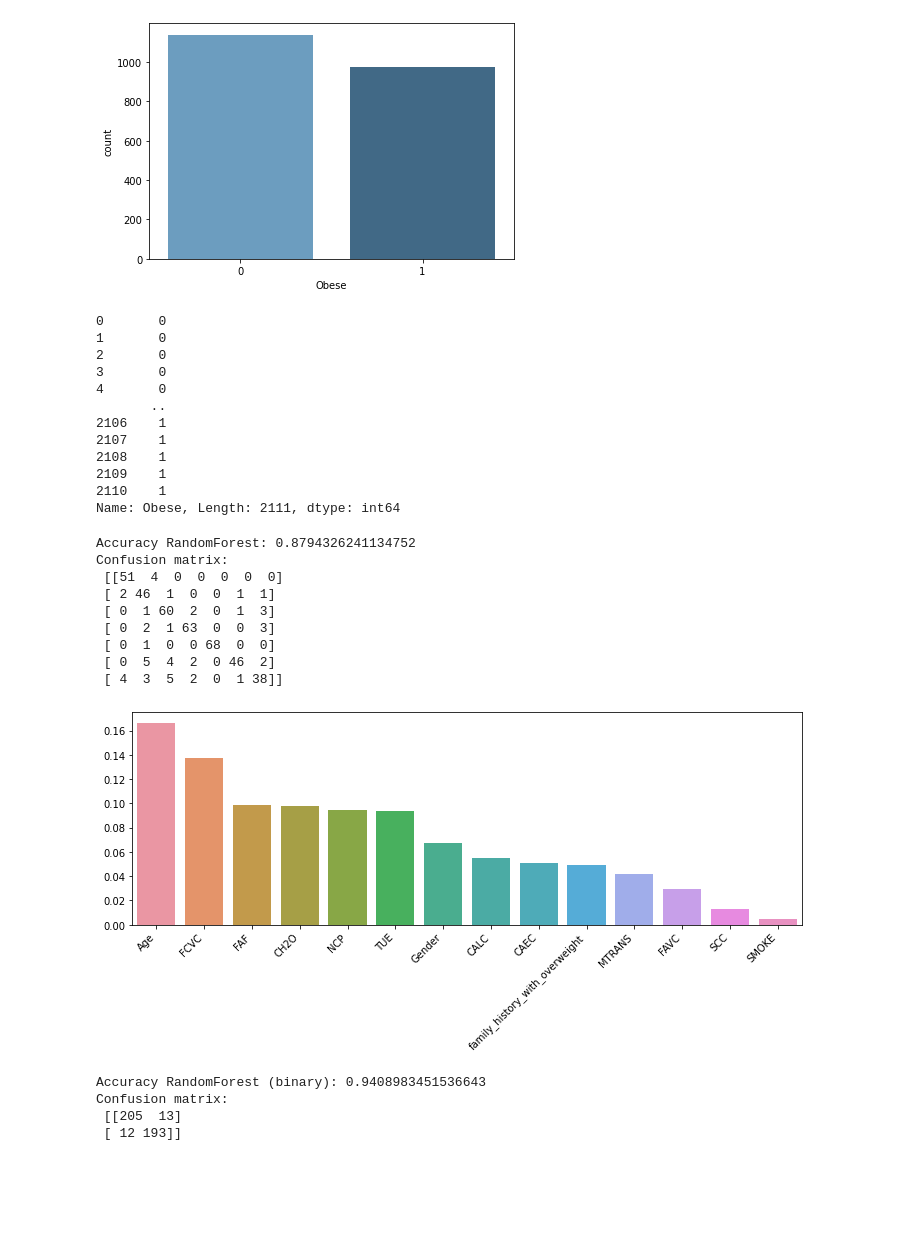
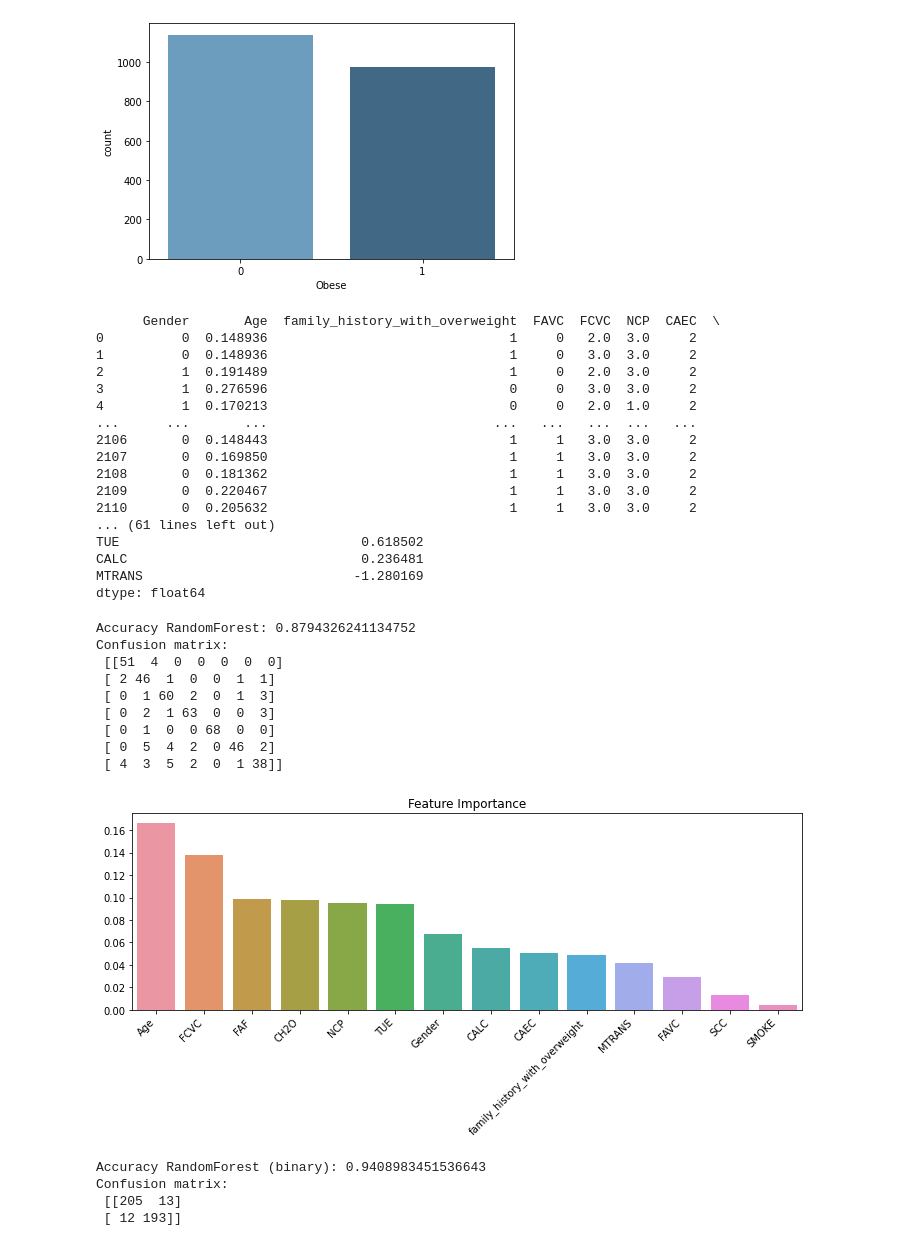
Before and after one commit to nesicvladimir/ml, a Jupyter notebook: obesityML.ipynb, the cells around one changed output. Cells and saved outputs as stored; diff of their text form; code cells hidden in the pictures; blank space fills up the shorter version.

```diff
--- a/obesityML.ipynb
+++ b/obesityML.ipynb
@@ -50,7 +68,6 @@ dataset["CAEC"] = le.fit_transform(dataset["CAEC"])
 dataset["CALC"] = le.fit_transform(dataset["CALC"])
 dataset["MTRANS"] = le.fit_transform(dataset["MTRANS"])
 
-
 minVal = min(dataset["Age"]);
 maxVal = max(dataset["Age"]);
 
@@ -59,82 +76,64 @@ dataset["Age"] = (dataset["Age"] - minVal) / ( maxVal - minVal )
 target = dataset['NObeyesdad']
 target_bin = dataset['Obese']
 
-print(target_bin)
-
 dataset = dataset.drop(['Height', 'Weight', 'NObeyesdad','Obese'], axis = 1)
 X_train, X_test, y_train, y_test = train_test_split(dataset,target, test_size=0.2,random_state=104)# 80% training and 20% test
 X_train_bin, X_test_bin, y_train_bin, y_test_bin = train_test_split(dataset,target_bin, test_size=0.2,random_state=104)# 80% training and 20% test
 
-# print(dataset)
-# print(dataset.mean())
-# print(dataset.std())
-# print(dataset.mode())
-# print(dataset.skew())
+print(dataset)
+print(dataset.mean())
+print(dataset.std())
+print(dataset.mode())
+print(dataset.skew())
 # %% [output]
 [figure]
-0       0
-1       0
-2       0
-3       0
-4       0
-       ..
-2106    1
-2107    1
-2108    1
-2109    1
-2110    1
-Name: Obese, Length: 2111, dtype: int64
+      Gender       Age  family_history_with_overweight  FAVC  FCVC  NCP  CAEC  \
+0          0  0.148936                               1     0   2.0  3.0     2
+1          0  0.148936                               1     0   3.0  3.0     2
+2          1  0.191489                               1     0   2.0  3.0     2
+3          1  0.276596                               0     0   3.0  3.0     2
+4          1  0.170213                               0     0   2.0  1.0     2
+...      ...       ...                             ...   ...   ...  ...   ...
+2106       0  0.148443                               1     1   3.0  3.0     2
+2107       0  0.169850                               1     1   3.0  3.0     2
+2108       0  0.181362                               1     1   3.0  3.0     2
+2109       0  0.220467                               1     1   3.0  3.0     2
+2110       0  0.205632                               1     1   3.0  3.0     2
+... (61 lines left out)
+TUE                               0.618502
+CALC                              0.236481
+MTRANS                           -1.280169
+dtype: float64
 # %%
 rf.fit(X_train, y_train)
 
 y_pred = rf.predict(X_test)
 
 print("Accuracy RandomForest:",accuracy_score(y_test, y_pred))
 print("Confusion matrix:\n", confusion_matrix(y_test, y_pred))
 
 feature_imp = pd.Series(rf.feature_importances_, index=dataset.columns).sort_values(ascending=False)
 fig = plt.figure(figsize=(10, 5))
 
 # Creating a bar plot
 sns.barplot(x=feature_imp.index, y=feature_imp)
 
 # Add labels to your graph
 plt.xticks(rotation=45, horizontalalignment='right')
-
+plt.title("Feature Importance")
 plt.tight_layout()
 plt.show()
-
-# # create features list
-# features_list = dataset.columns
-# features_list = features_list.tolist()
-
-# # Get numerical feature importances
-# importances = list(rf.feature_importances_)
-# # List of tuples with variable and importance
-# feature_importances = [(feature, round(importance, 2)) for feature, importance in zip(features_list, importances)]
-
-# # Sort the feature importances by most important first
-# feature_importances = sorted(feature_importances, key = lambda x: x[1], reverse = True)
-# # Print out the feature and importances
-# print("\nTop 10 Features:")
-# display_top = [print('Variable: {:20} Importance: {}'.format(*pair)) for pair in feature_importances[:10]]
-
-# # Sort the feature importances by least important first
-# feature_importances = sorted(feature_importances, key = lambda x: x[1], reverse = False)
-# # Print out the feature and importances
-# print("\nBottom 10 Features:")
-# display_bottom = [print('Variable: {:20} Importance: {}'.format(*pair)) for pair in feature_importances[:10]]
 # %% [output]
 Accuracy RandomForest: 0.8794326241134752
 Confusion matrix:
  [[51  4  0  0  0  0  0]
  [ 2 46  1  0  0  1  1]
  [ 0  1 60  2  0  1  3]
  [ 0  2  1 63  0  0  3]
  [ 0  1  0  0 68  0  0]
  [ 0  5  4  2  0 46  2]
  [ 4  3  5  2  0  1 38]]
-[figure, old version]
+[figure, new version]
 # %%
 rf_bin.fit(X_train_bin, y_train_bin)
 
```
Also changed, not shown: parts of 4 cells of this notebook.
